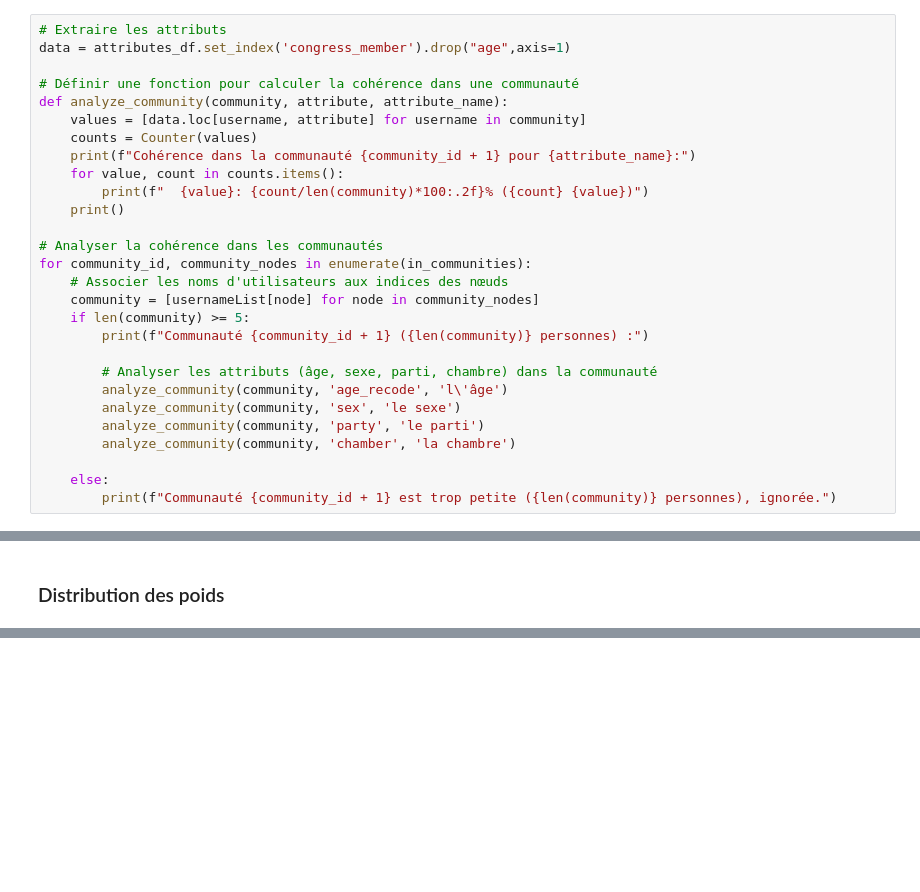
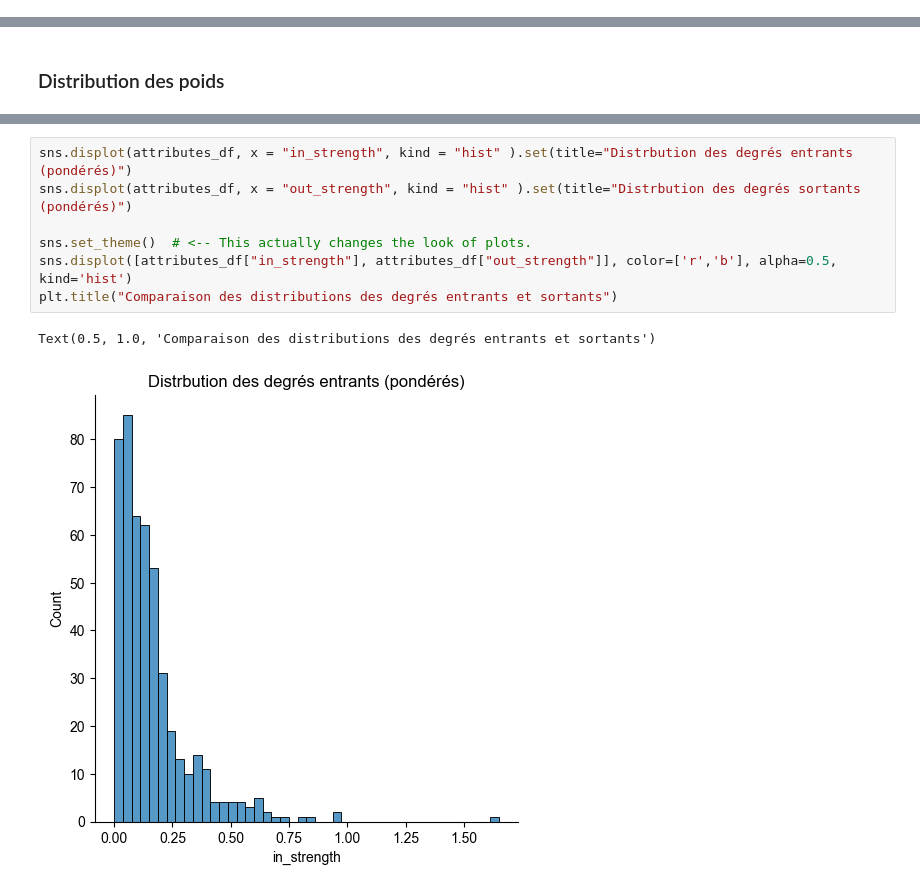
Before and after one commit to cmllbll/Sciences_reseaux, a Jupyter notebook: Lib/Projet réseaux.ipynb, the cells around one changed output, grey strips where cells are left out. Drawn from its saved outputs; the diff is of its cells as text; blank space fills up the shorter version.

```diff
--- a/Lib/Projet réseaux.ipynb
+++ b/Lib/Projet réseaux.ipynb
@@ -285,28 +206,0 @@ Communauté 1:
-# %%
-# Extraire les attributs
-data = attributes_df.set_index('congress_member').drop("age",axis=1)
-
-# Définir une fonction pour calculer la cohérence dans une communauté
-def analyze_community(community, attribute, attribute_name):
-    values = [data.loc[username, attribute] for username in community]
-    counts = Counter(values)
-    print(f"Cohérence dans la communauté {community_id + 1} pour {attribute_name}:")
-    for value, count in counts.items():
-        print(f"  {value}: {count/len(community)*100:.2f}% ({count} {value})")
-    print()
-
-# Analyser la cohérence dans les communautés
-for community_id, community_nodes in enumerate(in_communities):
-    # Associer les noms d'utilisateurs aux indices des nœuds
-    community = [usernameList[node] for node in community_nodes]
-    if len(community) >= 5:
-        print(f"Communauté {community_id + 1} ({len(community)} personnes) :")
-
-        # Analyser les attributs (âge, sexe, parti, chambre) dans la communauté
-        analyze_community(community, 'age_recode', 'l\'âge')
-        analyze_community(community, 'sex', 'le sexe')
-        analyze_community(community, 'party', 'le parti')
-        analyze_community(community, 'chamber', 'la chambre')
-
-    else:
-        print(f"Communauté {community_id + 1} est trop petite ({len(community)} personnes), ignorée.")
@@ -654,0 +211,10 @@ sns.scatterplot(sorted(str_df["in_strength"]))
+# %%
+sns.displot(attributes_df, x = "in_strength", kind = "hist" ).set(title="Distrbution des degrés entrants (pondérés)")
+sns.displot(attributes_df, x = "out_strength", kind = "hist" ).set(title="Distrbution des degrés sortants (pondérés)")
+
+sns.set_theme()  # <-- This actually changes the look of plots.
+sns.displot([attributes_df["in_strength"], attributes_df["out_strength"]], color=['r','b'], alpha=0.5, kind='hist')
+plt.title("Comparaison des distributions des degrés entrants et sortants")
+# %% [output]
+Text(0.5, 1.0, 'Comparaison des distributions des degrés entrants et sortants')
+[figure, added]
```
Also changed, not shown: parts of 48 cells of this notebook, 3 other files.
